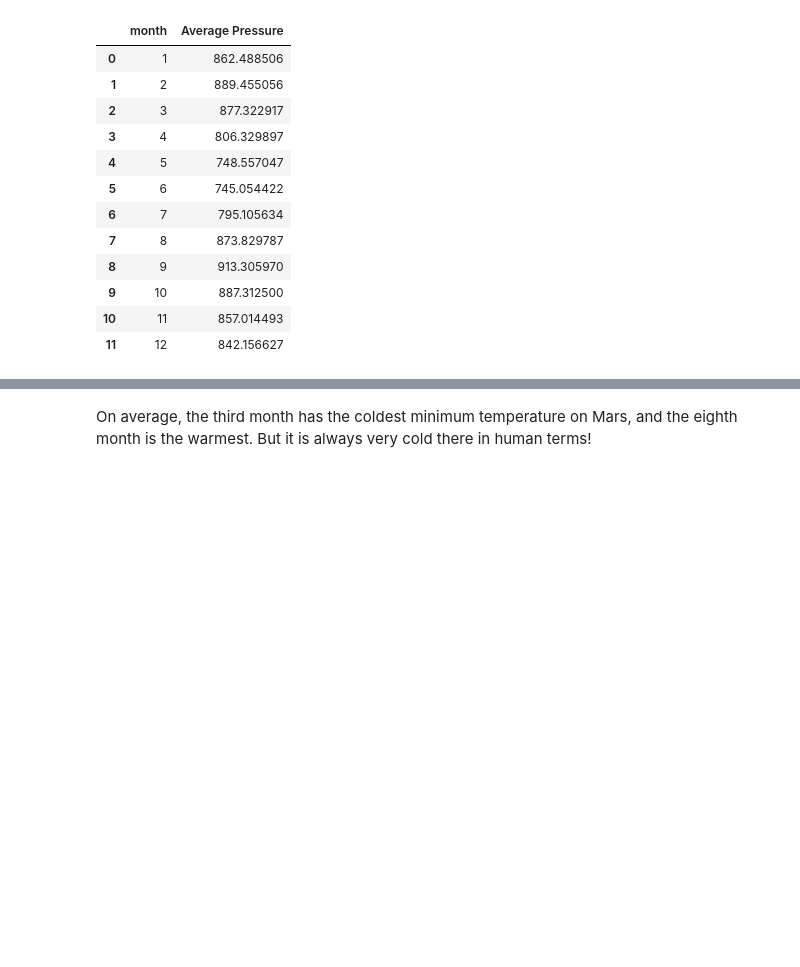
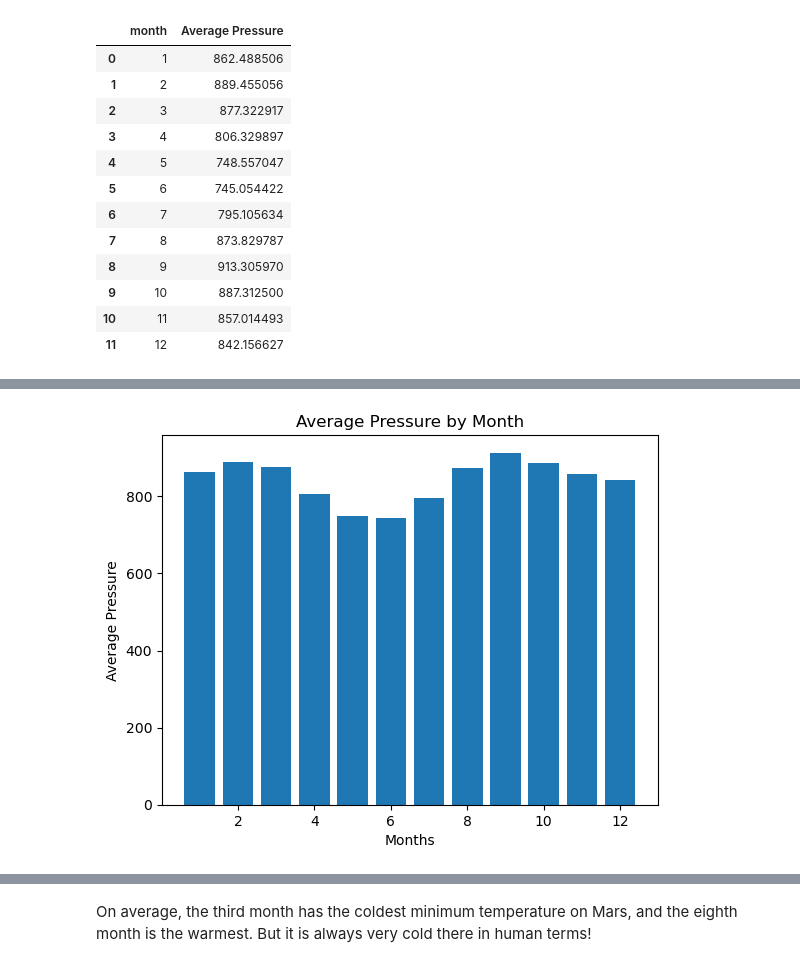
Before and after one commit to jovanecano/Mars-News-Weather, a Jupyter notebook: Module_11/part_2_mars_weather.ipynb, the cells around one changed output, grey strips where cells are left out. Saved outputs shown, nothing was run; the diff lists cells and outputs as text; code cells hidden in the pictures; blank space fills up the shorter version.

```diff
--- a/Module_11/part_2_mars_weather.ipynb
+++ b/Module_11/part_2_mars_weather.ipynb
@@ -270,2 +266,12 @@ avg_pres_by_month
+# %%
+# Plot the average pressure by month
+plt.bar(avg_pres_by_month['month'] , avg_pres_by_month['Average Pressure'])
+plt.xlabel('Months')
+plt.ylabel('Average Pressure')
+plt.title('Average Pressure by Month')
+
+plt.show()
+# %% [output]
+[figure, added]
 # %%
 # 5. How many terrestrial (earth) days are there in a Martian year?
```
Also changed, not shown: parts of 3 cells of this notebook, 1 other file.
